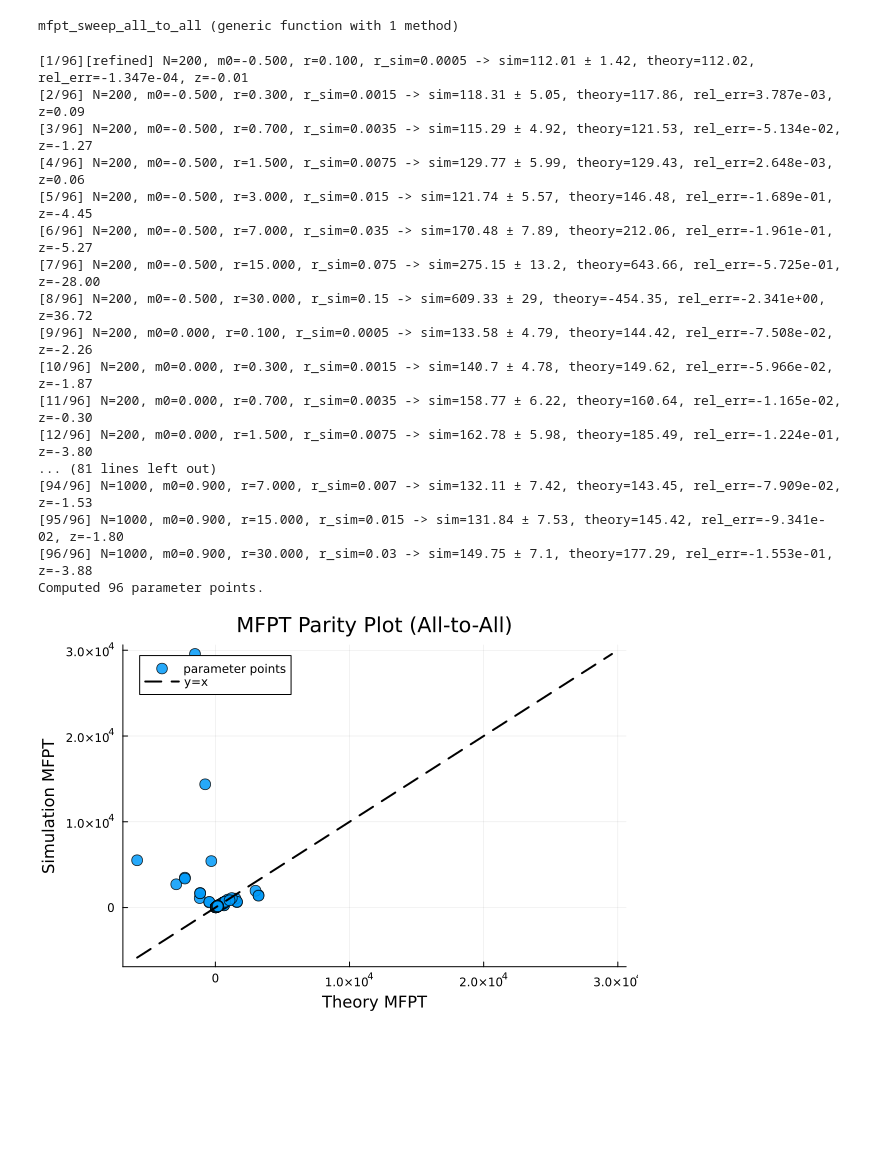
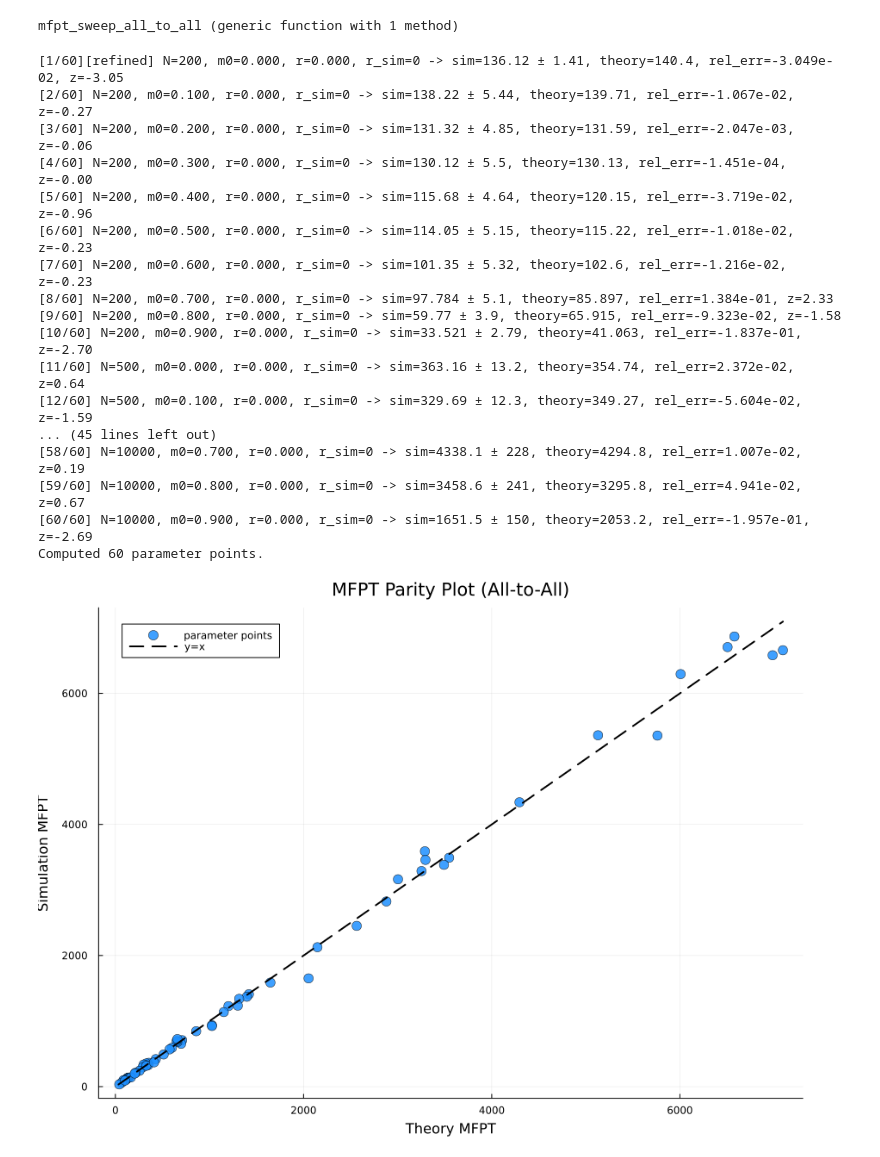
Before and after one commit to GerardArgany/voter-model-stochastic-resetting, a Jupyter notebook: notebooks/all_to_all/julia_mfpt_theory_vs_sim_sweep.ipynb, the cells around one changed output. Saved outputs shown, nothing was run; the diff lists cells and outputs as text; code cells hidden in the pictures; blank space fills up the shorter version.

```diff
--- a/notebooks/all_to_all/julia_mfpt_theory_vs_sim_sweep.ipynb
+++ b/notebooks/all_to_all/julia_mfpt_theory_vs_sim_sweep.ipynb
@@ -130,9 +130,9 @@ end
 # %% [output]
 mfpt_sweep_all_to_all (generic function with 1 method)
 # %%
-N_values = [200, 500, 1000]
-m0_values = [-0.5, 0.0, 0.5, 0.9]
-r_values = [0.1, 0.3, 0.7, 1.5, 3.0, 7.0, 15.0, 30.0]
+N_values = [200, 500, 1000, 2000, 5000, 10000]
+m0_values = [0.0, 0.1, 0.2, 0.3, 0.4, 0.5, 0.6, 0.7, 0.8, 0.9]
+r_values = [0]#[0.1, 0.3, 0.7, 1.5, 3.0, 7.0, 15.0, 30.0]
 
 # Fast baseline sweep + expensive first-point refinement for diagnostics.
 nsamples = 400
@@ -150,42 +150,57 @@ rows = mfpt_sweep_all_to_all(
 )
 println("Computed $(length(rows)) parameter points.")
 # %% [output]
-[1/96][refined] N=200, m0=-0.500, r=0.100, r_sim=0.0005 -> sim=112.01 ± 1.42, theory=112.02, rel_err=-1.347e-04, z=-0.01
-[2/96] N=200, m0=-0.500, r=0.300, r_sim=0.0015 -> sim=118.31 ± 5.05, theory=117.86, rel_err=3.787e-03, z=0.09
-[3/96] N=200, m0=-0.500, r=0.700, r_sim=0.0035 -> sim=115.29 ± 4.92, theory=121.53, rel_err=-5.134e-02, z=-1.27
-[4/96] N=200, m0=-0.500, r=1.500, r_sim=0.0075 -> sim=129.77 ± 5.99, theory=129.43, rel_err=2.648e-03, z=0.06
-[5/96] N=200, m0=-0.500, r=3.000, r_sim=0.015 -> sim=121.74 ± 5.57, theory=146.48, rel_err=-1.689e-01, z=-4.45
-[6/96] N=200, m0=-0.500, r=7.000, r_sim=0.035 -> sim=170.48 ± 7.89, theory=212.06, rel_err=-1.961e-01, z=-5.27
-[7/96] N=200, m0=-0.500, r=15.000, r_sim=0.075 -> sim=275.15 ± 13.2, theory=643.66, rel_err=-5.725e-01, z=-28.00
-[8/96] N=200, m0=-0.500, r=30.000, r_sim=0.15 -> sim=609.33 ± 29, theory=-454.35, rel_err=-2.341e+00, z=36.72
-[9/96] N=200, m0=0.000, r=0.100, r_sim=0.0005 -> sim=133.58 ± 4.79, theory=144.42, rel_err=-7.508e-02, z=-2.26
-[10/96] N=200, m0=0.000, r=0.300, r_sim=0.0015 -> sim=140.7 ± 4.78, theory=149.62, rel_err=-5.966e-02, z=-1.87
-[11/96] N=200, m0=0.000, r=0.700, r_sim=0.0035 -> sim=158.77 ± 6.22, theory=160.64, rel_err=-1.165e-02, z=-0.30
-[12/96] N=200, m0=0.000, r=1.500, r_sim=0.0075 -> sim=162.78 ± 5.98, theory=185.49, rel_err=-1.224e-01, z=-3.80
-... (81 lines left out)
-[94/96] N=1000, m0=0.900, r=7.000, r_sim=0.007 -> sim=132.11 ± 7.42, theory=143.45, rel_err=-7.909e-02, z=-1.53
-[95/96] N=1000, m0=0.900, r=15.000, r_sim=0.015 -> sim=131.84 ± 7.53, theory=145.42, rel_err=-9.341e-02, z=-1.80
-[96/96] N=1000, m0=0.900, r=30.000, r_sim=0.03 -> sim=149.75 ± 7.1, theory=177.29, rel_err=-1.553e-01, z=-3.88
-Computed 96 parameter points.
+[1/60][refined] N=200, m0=0.000, r=0.000, r_sim=0 -> sim=136.12 ± 1.41, theory=140.4, rel_err=-3.049e-02, z=-3.05
+[2/60] N=200, m0=0.100, r=0.000, r_sim=0 -> sim=138.22 ± 5.44, theory=139.71, rel_err=-1.067e-02, z=-0.27
+[3/60] N=200, m0=0.200, r=0.000, r_sim=0 -> sim=131.32 ± 4.85, theory=131.59, rel_err=-2.047e-03, z=-0.06
+[4/60] N=200, m0=0.300, r=0.000, r_sim=0 -> sim=130.12 ± 5.5, theory=130.13, rel_err=-1.451e-04, z=-0.00
+[5/60] N=200, m0=0.400, r=0.000, r_sim=0 -> sim=115.68 ± 4.64, theory=120.15, rel_err=-3.719e-02, z=-0.96
+[6/60] N=200, m0=0.500, r=0.000, r_sim=0 -> sim=114.05 ± 5.15, theory=115.22, rel_err=-1.018e-02, z=-0.23
+[7/60] N=200, m0=0.600, r=0.000, r_sim=0 -> sim=101.35 ± 5.32, theory=102.6, rel_err=-1.216e-02, z=-0.23
+[8/60] N=200, m0=0.700, r=0.000, r_sim=0 -> sim=97.784 ± 5.1, theory=85.897, rel_err=1.384e-01, z=2.33
+[9/60] N=200, m0=0.800, r=0.000, r_sim=0 -> sim=59.77 ± 3.9, theory=65.915, rel_err=-9.323e-02, z=-1.58
+[10/60] N=200, m0=0.900, r=0.000, r_sim=0 -> sim=33.521 ± 2.79, theory=41.063, rel_err=-1.837e-01, z=-2.70
+[11/60] N=500, m0=0.000, r=0.000, r_sim=0 -> sim=363.16 ± 13.2, theory=354.74, rel_err=2.372e-02, z=0.64
+[12/60] N=500, m0=0.100, r=0.000, r_sim=0 -> sim=329.69 ± 12.3, theory=349.27, rel_err=-5.604e-02, z=-1.59
+... (45 lines left out)
+[58/60] N=10000, m0=0.700, r=0.000, r_sim=0 -> sim=4338.1 ± 228, theory=4294.8, rel_err=1.007e-02, z=0.19
+[59/60] N=10000, m0=0.800, r=0.000, r_sim=0 -> sim=3458.6 ± 241, theory=3295.8, rel_err=4.941e-02, z=0.67
+[60/60] N=10000, m0=0.900, r=0.000, r_sim=0 -> sim=1651.5 ± 150, theory=2053.2, rel_err=-1.957e-01, z=-2.69
+Computed 60 parameter points.
 # %%
 theory = [x.mfpt_theory for x in rows]
 sim = [x.mfpt_sim for x in rows]
 labels = ["N=$(x.N), m0=$(x.m0), r=$(x.r)" for x in rows]
 
-lo = min(minimum(theory), minimum(sim))
-hi = max(maximum(theory), maximum(sim))
+# Keep only finite positive values for log-log parity plotting.
+valid = [isfinite(t) && isfinite(s) && t > 0 && s > 0 for (t, s) in zip(theory, sim)]
+theory_v = theory[valid]
+sim_v = sim[valid]
+labels_v = labels[valid]
+
+isempty(theory_v) && error("No positive finite points available for log-log parity plot.")
+
+lo = min(minimum(theory_v), minimum(sim_v))
+hi = max(maximum(theory_v), maximum(sim_v))
 
 p_parity = scatter(
-    theory, sim;
+    theory_v, sim_v;
+    # xscale=:log10,
+    # yscale=:log10,
     xlabel="Theory MFPT",
     ylabel="Simulation MFPT",
     title="MFPT Parity Plot (All-to-All)",
     markersize=6,
     alpha=0.85,
     label="parameter points",
     legend=:topleft,
+    markerstrokewidth=0.4,
+    markerstrokealpha=0.6,
+    color=:dodgerblue,
+    size=(900, 650),
 )
 plot!(p_parity, [lo, hi], [lo, hi]; lw=2, ls=:dash, color=:black, label="y=x")
+
 display(p_parity)
 # %% [output]
-[figure, old version]
+[figure, new version]
```
Also changed, not shown: parts of 4 cells of this notebook, 36 other files.
